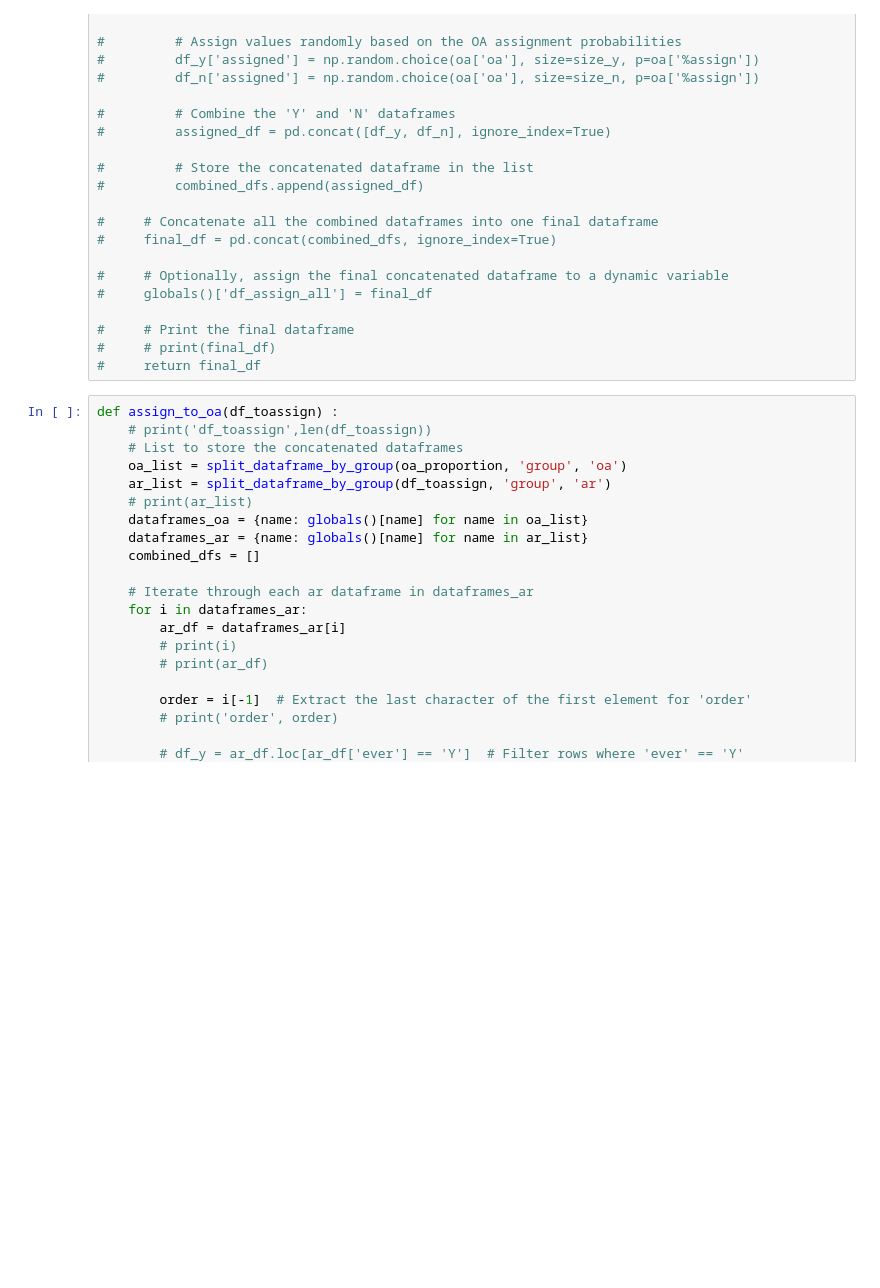
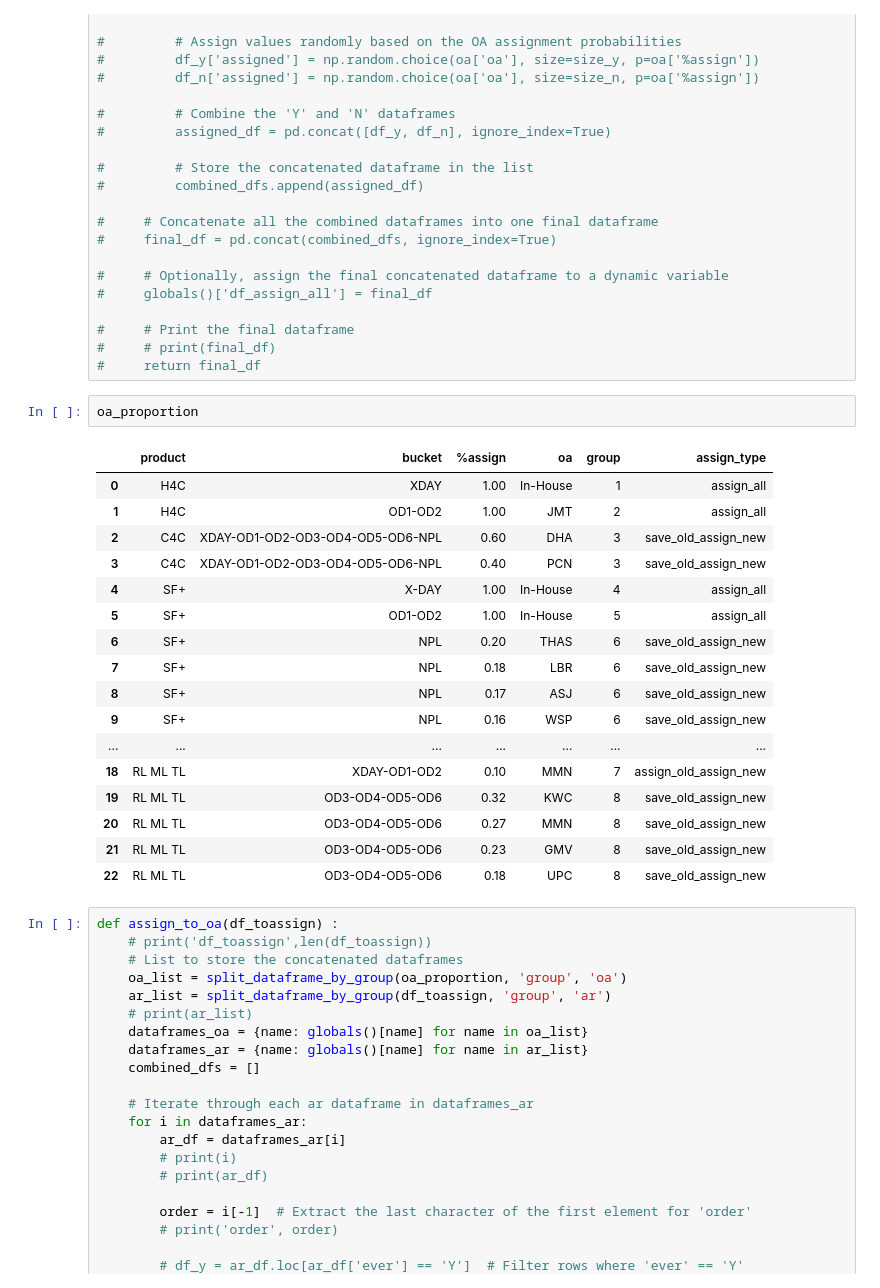
Before and after one commit to Sireetron/kbj_automation, a Jupyter notebook: assign_distribution/test.ipynb, the cells around one changed output. Drawn from its saved outputs; the diff is of its cells as text; blank space fills up the shorter version.

```diff
--- a/assign_distribution/test.ipynb
+++ b/assign_distribution/test.ipynb
@@ -237,6 +237,26 @@ def split_dataframe_by_group(df, group_column, prefix):
 #     # Print the final dataframe
 #     # print(final_df)
 #     return final_df
+# %%
+oa_proportion
+# %% [output]
+|  | product | bucket | %assign | oa | group | assign_type |
+| 0 | H4C | XDAY | 1.00 | In-House | 1 | assign_all |
+| 1 | H4C | OD1-OD2 | 1.00 | JMT | 2 | assign_all |
+| 2 | C4C | XDAY-OD1-OD2-OD3-OD4-OD5-OD6-NPL | 0.60 | DHA | 3 | save_old_assign_new |
+| 3 | C4C | XDAY-OD1-OD2-OD3-OD4-OD5-OD6-NPL | 0.40 | PCN | 3 | save_old_assign_new |
+| 4 | SF+ | X-DAY | 1.00 | In-House | 4 | assign_all |
+| 5 | SF+ | OD1-OD2 | 1.00 | In-House | 5 | assign_all |
+| 6 | SF+ | NPL | 0.20 | THAS | 6 | save_old_assign_new |
+| 7 | SF+ | NPL | 0.18 | LBR | 6 | save_old_assign_new |
+| 8 | SF+ | NPL | 0.17 | ASJ | 6 | save_old_assign_new |
+| 9 | SF+ | NPL | 0.16 | WSP | 6 | save_old_assign_new |
+| ... | ... | ... | ... | ... | ... | ... |
+| 18 | RL ML TL | XDAY-OD1-OD2 | 0.10 | MMN | 7 | assign_old_assign_new |
+| 19 | RL ML TL | OD3-OD4-OD5-OD6 | 0.32 | KWC | 8 | save_old_assign_new |
+| 20 | RL ML TL | OD3-OD4-OD5-OD6 | 0.27 | MMN | 8 | save_old_assign_new |
+| 21 | RL ML TL | OD3-OD4-OD5-OD6 | 0.23 | GMV | 8 | save_old_assign_new |
+| 22 | RL ML TL | OD3-OD4-OD5-OD6 | 0.18 | UPC | 8 | save_old_assign_new |
 # %%
 def assign_to_oa(df_toassign) :
     # print('df_toassign',len(df_toassign))
```
Also changed, not shown: parts of 26 cells of this notebook, 13 other files.
